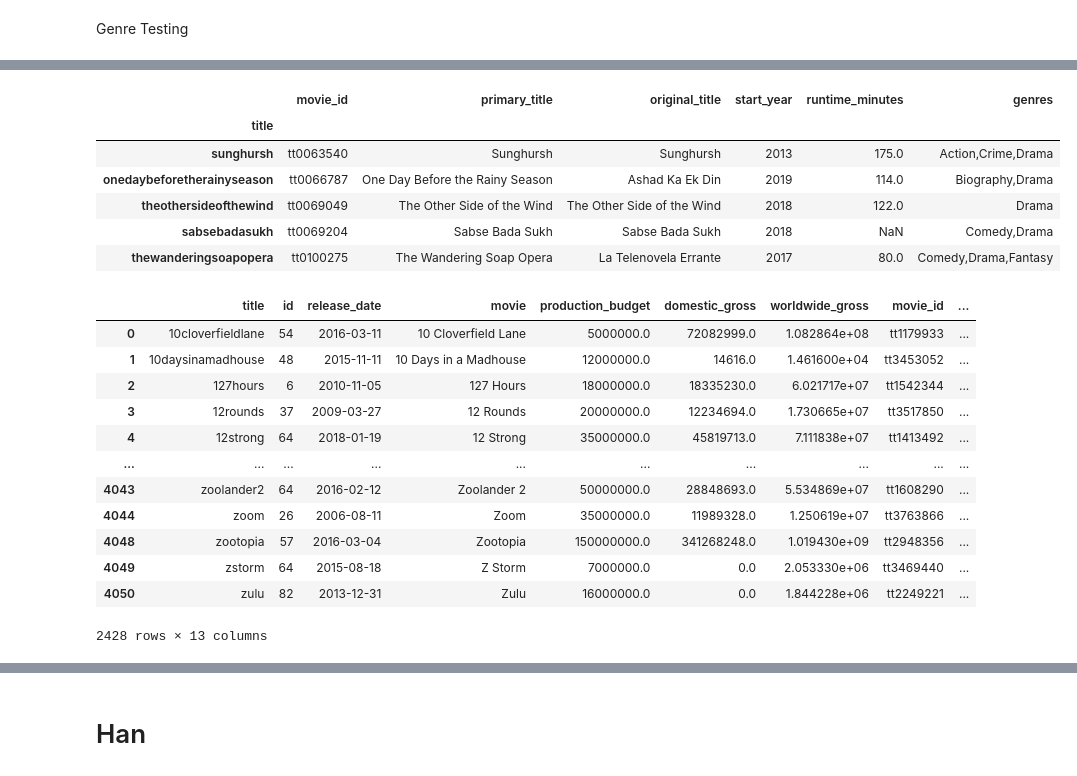
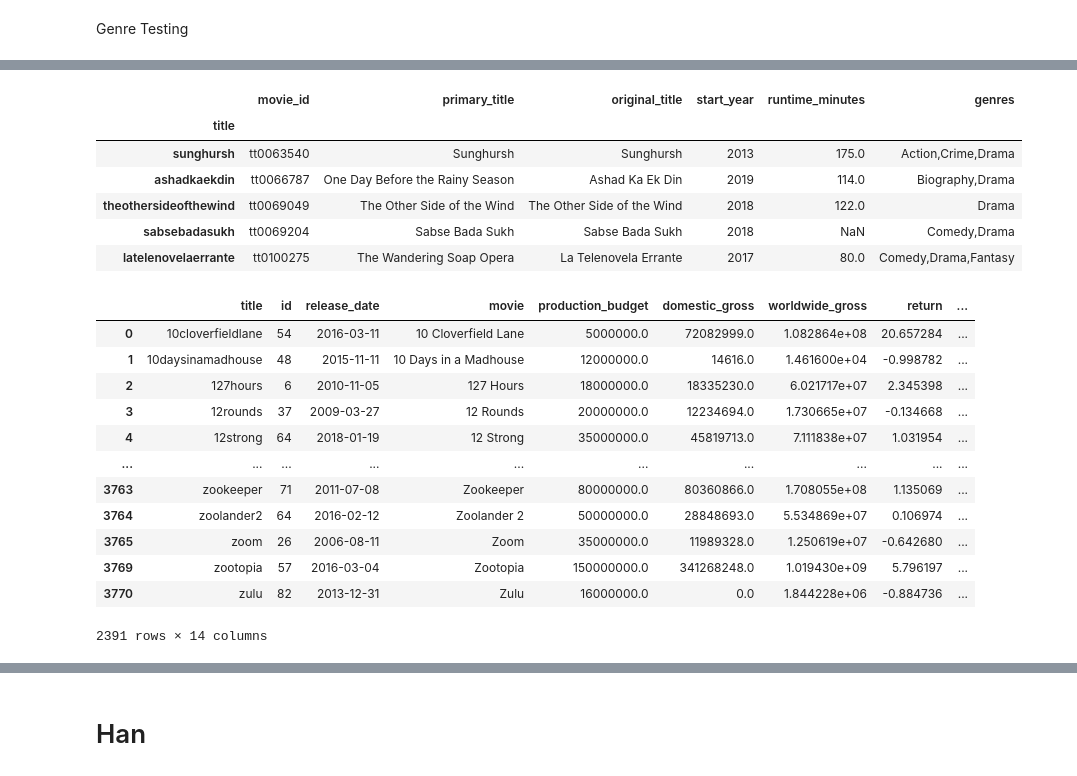
Before and after one commit to racday/ai-capstone, a Jupyter notebook: index.ipynb, the cells around one changed output, grey strips where cells are left out. Cells and saved outputs as stored; diff of their text form; code cells hidden in the pictures.

```diff
--- a/index.ipynb
+++ b/index.ipynb
@@ -36,6 +36,7 @@ tn_movie_budgets["worldwide_gross"] = tn_movie_budgets["worldwide_gross"].map(la
 tn_movie_budgets["release_date"]=pd.to_datetime(tn_movie_budgets["release_date"])
 #Creates a new title column
 tn_movie_budgets["title"]= tn_movie_budgets["movie"].map(lambda x :''.join(filter(str.isalnum, x)).lower())
+tn_movie_budgets['return'] = (tn_movie_budgets['worldwide_gross'] - tn_movie_budgets['production_budget']) / tn_movie_budgets['production_budget']
 
-tn_movie_budgets.head()
+tn_movie_budgets
 # %% [output]
@@ -48,3 +55,0 @@ tn_movie_budgets.head()
-# %%
-tn_movie_budgets["return"] =tn_movie_budgets["worldwide_gross"] -  tn_movie_budgets["production_budget"]
-tn_movie_budgets.describe()
@@ -182,5 +177,6 @@ SELECT * FROM movie_basics
 """
 #create a DF from the IMBD sql table
 imdb_movie_ratings = pd.read_sql(q, conn)
-imdb_movie_ratings
+imdb_movie_ratings.dropna(subset=['original_title'], inplace = True)
+imdb_movie_ratings.info()
 # %% [output]
@@ -200,18 +196,18 @@ imdb_movie_ratings
 # %%
 #create a column for movie names to merge with other DFs   tn_movie_budgets
-imdb_movie_ratings['title'] = imdb_movie_ratings['primary_title'].map(lambda x :''.join(filter(str.isalnum, x)).lower())
+imdb_movie_ratings['title'] = imdb_movie_ratings['original_title'].map(lambda x :''.join(filter(str.isalnum, x)).lower())
 
 tn_movie_budgets.set_index('title', inplace=True)
 imdb_movie_ratings.set_index('title', inplace=True)
 imdb_movie_ratings.head()
 # %% [output]
 |  | movie_id | primary_title | original_title | start_year | runtime_minutes | genres |
 | title |  |  |  |  |  |  |
 | sunghursh | tt0063540 | Sunghursh | Sunghursh | 2013 | 175.0 | Action,Crime,Drama |
-| onedaybeforetherainyseason | tt0066787 | One Day Before the Rainy Season | Ashad Ka Ek Din | 2019 | 114.0 | Biography,Drama |
+| ashadkaekdin | tt0066787 | One Day Before the Rainy Season | Ashad Ka Ek Din | 2019 | 114.0 | Biography,Drama |
 | theothersideofthewind | tt0069049 | The Other Side of the Wind | The Other Side of the Wind | 2018 | 122.0 | Drama |
 | sabsebadasukh | tt0069204 | Sabse Bada Sukh | Sabse Bada Sukh | 2018 | NaN | Comedy,Drama |
-| thewanderingsoapopera | tt0100275 | The Wandering Soap Opera | La Telenovela Errante | 2017 | 80.0 | Comedy,Drama,Fantasy |
+| latelenovelaerrante | tt0100275 | The Wandering Soap Opera | La Telenovela Errante | 2017 | 80.0 | Comedy,Drama,Fantasy |
 # %%
 #join new imdb with the numbers table
 #tn_movie_budgets.set_index('title', inplace=True)
@@ -222,16 +218,16 @@ rating_and_budgets.reset_index(inplace=True)
 rating_and_budgets = rating_and_budgets.drop_duplicates(subset='title', keep="first")
 rating_and_budgets
 # %% [output]
-|  | title | id | release_date | movie | production_budget | domestic_gross | worldwide_gross | movie_id | ... |
-| 0 | 10cloverfieldlane | 54 | 2016-03-11 | 10 Cloverfield Lane | 5000000.0 | 72082999.0 | 1.082864e+08 | tt1179933 | ... |
-| 1 | 10daysinamadhouse | 48 | 2015-11-11 | 10 Days in a Madhouse | 12000000.0 | 14616.0 | 1.461600e+04 | tt3453052 | ... |
-| 2 | 127hours | 6 | 2010-11-05 | 127 Hours | 18000000.0 | 18335230.0 | 6.021717e+07 | tt1542344 | ... |
-| 3 | 12rounds | 37 | 2009-03-27 | 12 Rounds | 20000000.0 | 12234694.0 | 1.730665e+07 | tt3517850 | ... |
-| 4 | 12strong | 64 | 2018-01-19 | 12 Strong | 35000000.0 | 45819713.0 | 7.111838e+07 | tt1413492 | ... |
+|  | title | id | release_date | movie | production_budget | domestic_gross | worldwide_gross | return | ... |
+| 0 | 10cloverfieldlane | 54 | 2016-03-11 | 10 Cloverfield Lane | 5000000.0 | 72082999.0 | 1.082864e+08 | 20.657284 | ... |
+| 1 | 10daysinamadhouse | 48 | 2015-11-11 | 10 Days in a Madhouse | 12000000.0 | 14616.0 | 1.461600e+04 | -0.998782 | ... |
+| 2 | 127hours | 6 | 2010-11-05 | 127 Hours | 18000000.0 | 18335230.0 | 6.021717e+07 | 2.345398 | ... |
+| 3 | 12rounds | 37 | 2009-03-27 | 12 Rounds | 20000000.0 | 12234694.0 | 1.730665e+07 | -0.134668 | ... |
+| 4 | 12strong | 64 | 2018-01-19 | 12 Strong | 35000000.0 | 45819713.0 | 7.111838e+07 | 1.031954 | ... |
 | ... | ... | ... | ... | ... | ... | ... | ... | ... | ... |
-| 4043 | zoolander2 | 64 | 2016-02-12 | Zoolander 2 | 50000000.0 | 28848693.0 | 5.534869e+07 | tt1608290 | ... |
-| 4044 | zoom | 26 | 2006-08-11 | Zoom | 35000000.0 | 11989328.0 | 1.250619e+07 | tt3763866 | ... |
-| 4048 | zootopia | 57 | 2016-03-04 | Zootopia | 150000000.0 | 341268248.0 | 1.019430e+09 | tt2948356 | ... |
-| 4049 | zstorm | 64 | 2015-08-18 | Z Storm | 7000000.0 | 0.0 | 2.053330e+06 | tt3469440 | ... |
-| 4050 | zulu | 82 | 2013-12-31 | Zulu | 16000000.0 | 0.0 | 1.844228e+06 | tt2249221 | ... |
+| 3763 | zookeeper | 71 | 2011-07-08 | Zookeeper | 80000000.0 | 80360866.0 | 1.708055e+08 | 1.135069 | ... |
+| 3764 | zoolander2 | 64 | 2016-02-12 | Zoolander 2 | 50000000.0 | 28848693.0 | 5.534869e+07 | 0.106974 | ... |
+| 3765 | zoom | 26 | 2006-08-11 | Zoom | 35000000.0 | 11989328.0 | 1.250619e+07 | -0.642680 | ... |
+| 3769 | zootopia | 57 | 2016-03-04 | Zootopia | 150000000.0 | 341268248.0 | 1.019430e+09 | 5.796197 | ... |
+| 3770 | zulu | 82 | 2013-12-31 | Zulu | 16000000.0 | 0.0 | 1.844228e+06 | -0.884736 | ... |
-2428 rows × 13 columns
+2391 rows × 14 columns
```
Also changed, not shown: parts of 15 cells of this notebook.
